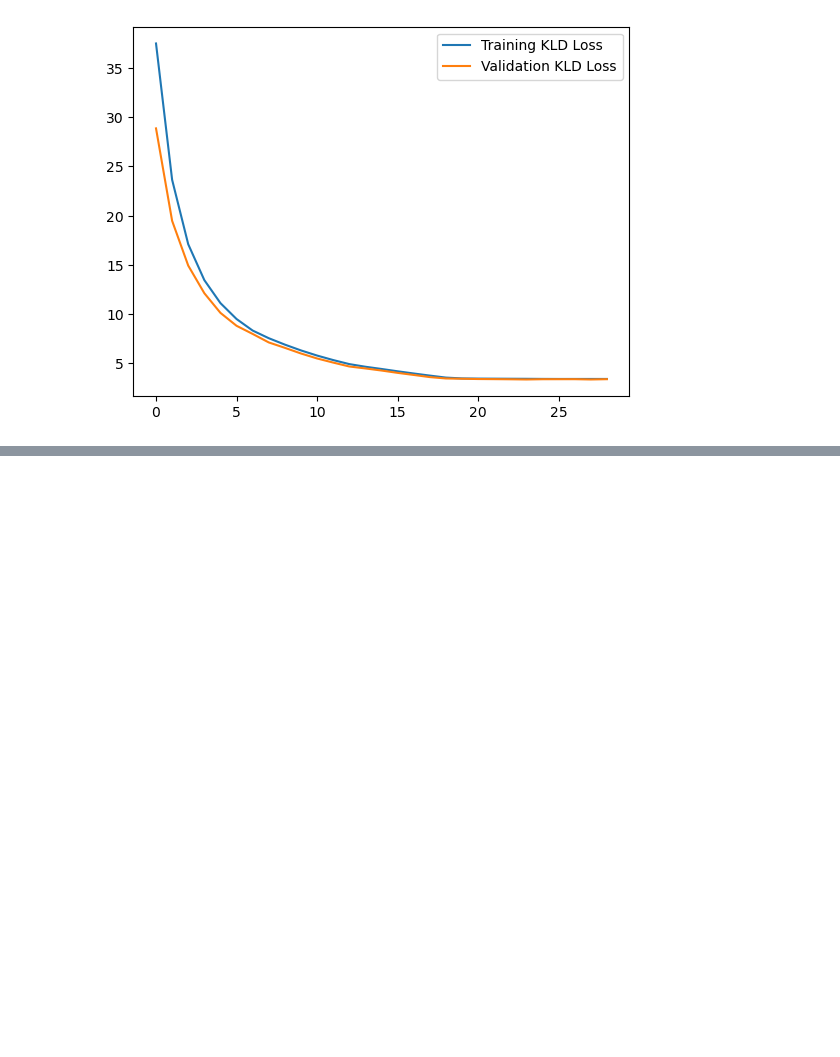
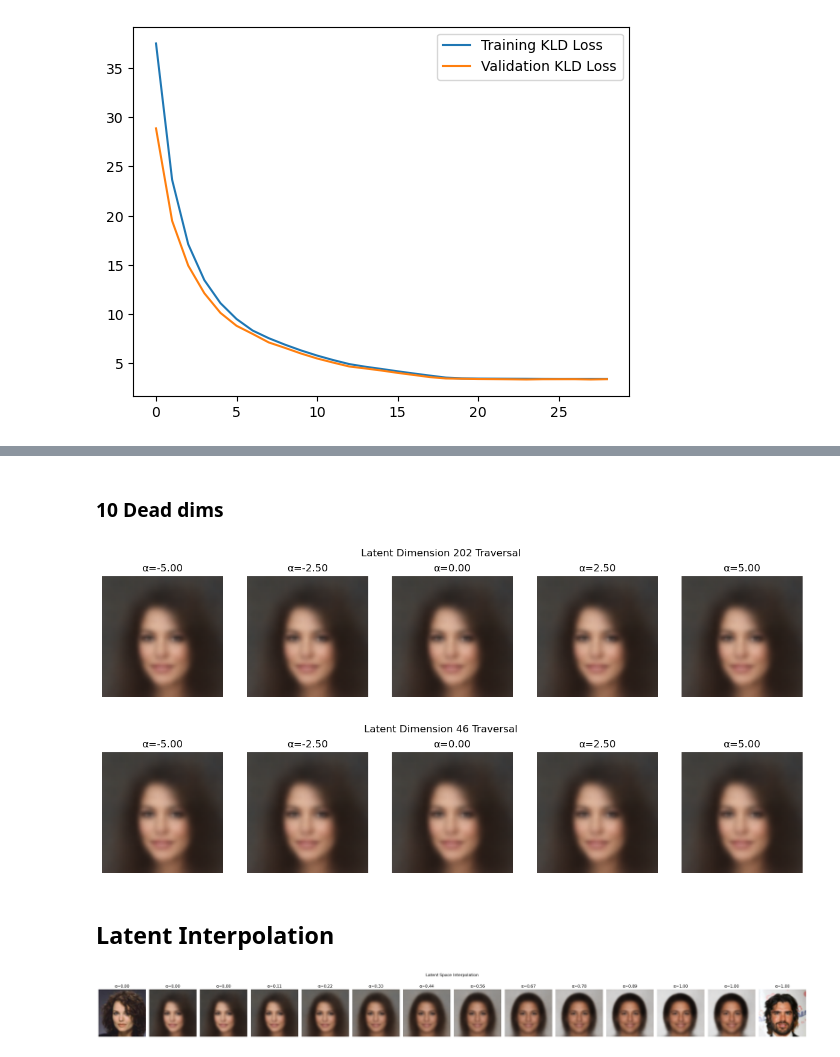
Before and after one commit to Horizon-42/variation_autoencoder, a Jupyter notebook: vae_on_celebs.ipynb, the cells around one changed output, grey strips where cells are left out. Drawn from its saved outputs; the diff is of its cells as text; code cells hidden in the pictures; blank space fills up the shorter version.

```diff
--- a/vae_on_celebs.ipynb
+++ b/vae_on_celebs.ipynb
@@ -477,0 +713,22 @@ Dead Dimensions (<0.01): 117 / 128
+# %% [markdown]
+### 10 Dead dims
+# %%
+# Show traversal for top 3 active dimensions
+for dim in bottom_10_dims[-1:-3:-1]:
+    recon_images, alpha_values = latent_traversal(model, z, dim, num_steps=5, step_size=5.0, device=device)
+
+    # Plot the traversal images
+    plt.figure(figsize=(15, 3))
+    for i in range(recon_images.size(0)):
+        plt.subplot(1, recon_images.size(0), i + 1)
+        img = inv_transform(recon_images[i])
+        plt.imshow(img)
+        plt.axis('off')
+        plt.title(f'α={alpha_values[i]:.2f}')
+    plt.suptitle(f'Latent Dimension {dim} Traversal')
+    plt.show()
+# %% [output]
+[figure, added]
+[figure, added]
+# %% [markdown]
+## Latent Interpolation
@@ -477,0 +760,30 @@ Dead Dimensions (<0.01): 117 / 128
+# %%
+# show interpolation between two random images from test set
+data_iter = iter(test_loader)
+data = next(data_iter)
+img1 = data[0]
+img2 = data[1]
+
+interpolated_images, alpha_values = interpolate_latent_space(model, img1, img2, num_steps=10, device=device)
+
+# get recon of img1 and img2
+recon_img1 = model.decode(model.encode(img1.unsqueeze(0).to(device))[0]).cpu()
+recon_img2 = model.decode(model.encode(img2.unsqueeze(0).to(device))[0]).cpu()
+
+# put recon_img1 at the beginning and recon_img2 at the end
+interpolated_images = torch.cat([img1.unsqueeze(0), recon_img1, interpolated_images, recon_img2, img2.unsqueeze(0)], dim=0)
+alpha_values = np.concatenate(([0.0, 0.0], alpha_values, [1.0, 1.0]))
+
+# Plot the interpolation images
+plt.figure(figsize=(30, 3))
+for i in range(interpolated_images.size(0)):
+    plt.subplot(1, interpolated_images.size(0), i + 1)
+    img = inv_transform(interpolated_images[i])
+    plt.imshow(img)
+    plt.axis('off')
+    plt.title(f'α={alpha_values[i]:.2f}')
+plt.suptitle('Latent Space Interpolation')
+plt.tight_layout(rect=[0, 0, 1, 0.95])
+plt.show()
+# %% [output]
+[figure, added]
```
Also changed, not shown: parts of 11 cells of this notebook, 1 other file.
